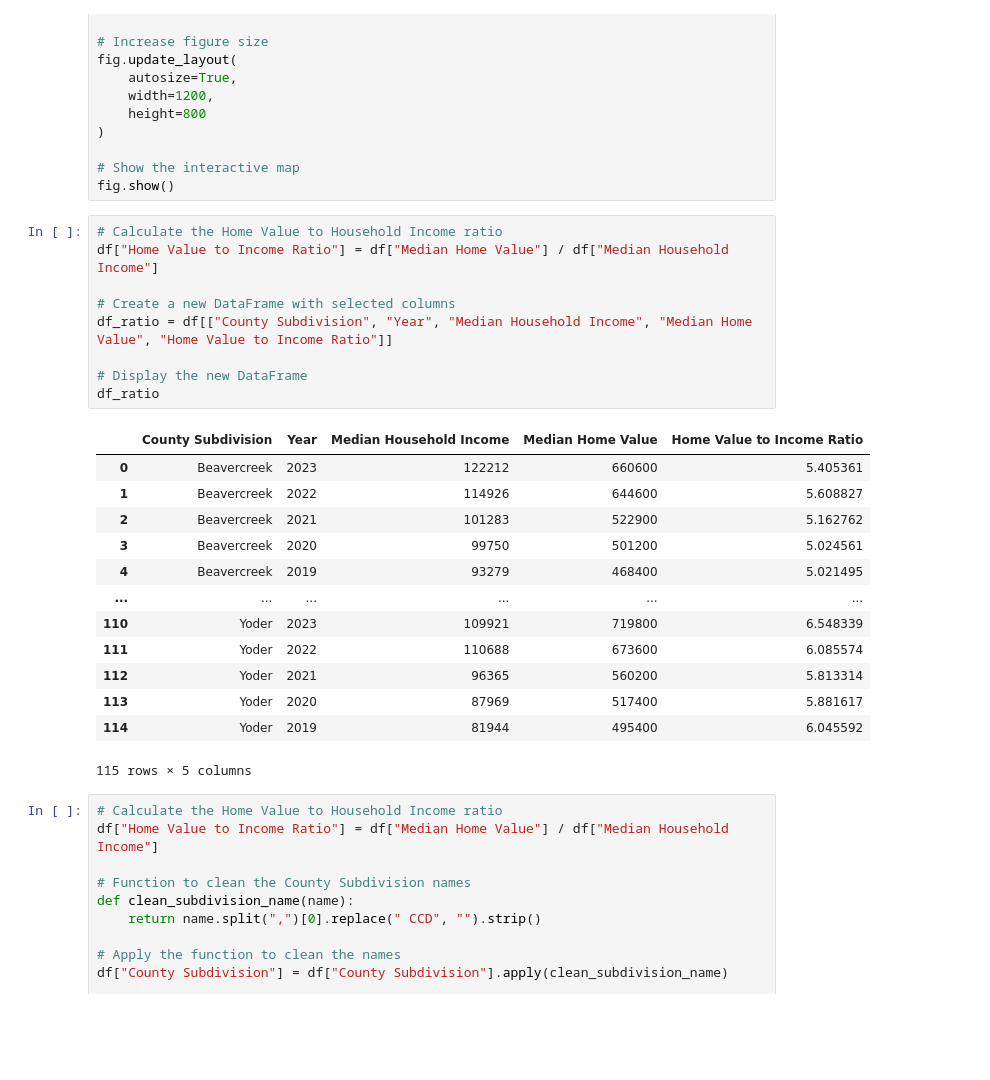
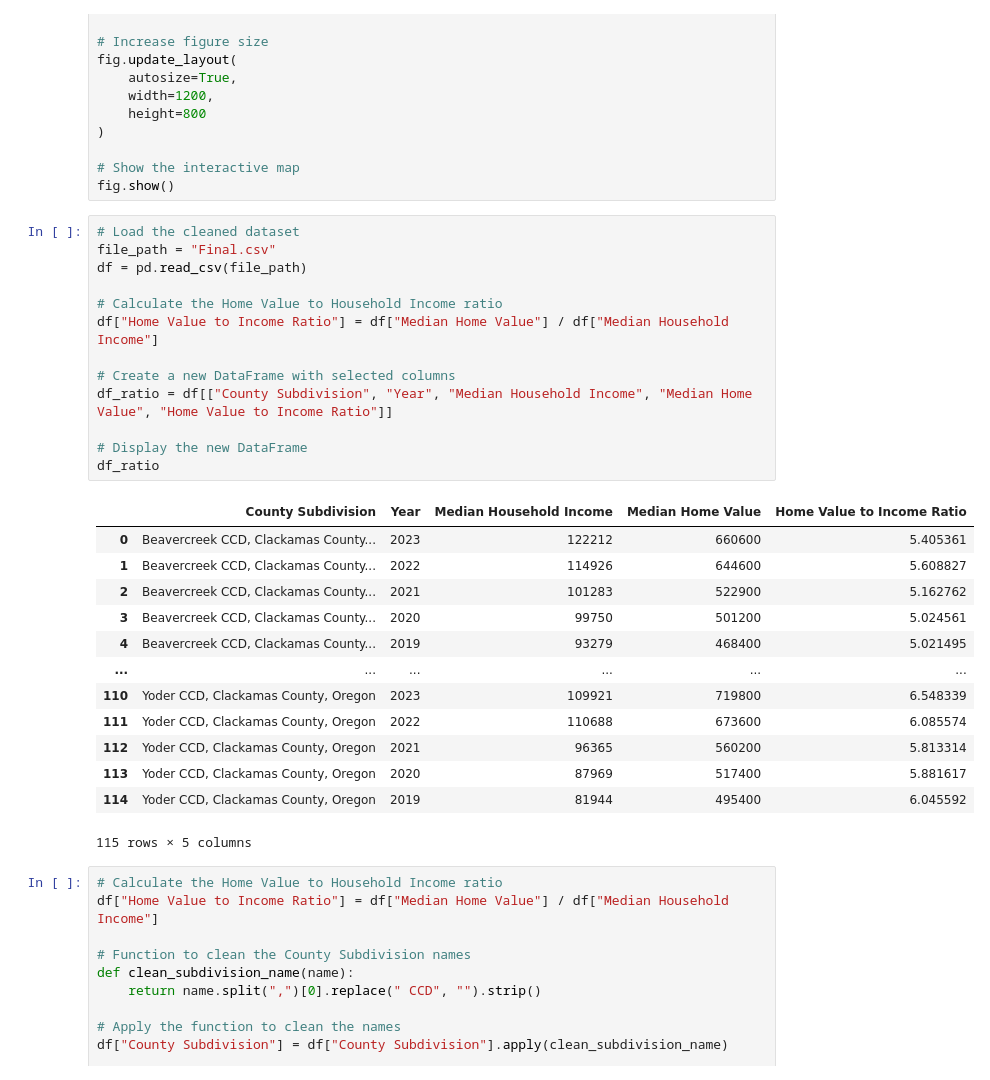
Before and after one commit to Tserrof7/Portland-Housing-Prices-Affordability-Project, a Jupyter notebook: Project.ipynb, the cells around one changed output. Drawn from its saved outputs; the diff is of its cells as text; blank space fills up the shorter version.

```diff
--- a/Project.ipynb
+++ b/Project.ipynb
@@ -117,27 +117,31 @@ fig.update_layout(
 # Show the interactive map
 fig.show()
 # %%
+# Load the cleaned dataset
+file_path = "Final.csv"
+df = pd.read_csv(file_path)
+
 # Calculate the Home Value to Household Income ratio
 df["Home Value to Income Ratio"] = df["Median Home Value"] / df["Median Household Income"]
 
 # Create a new DataFrame with selected columns
 df_ratio = df[["County Subdivision", "Year", "Median Household Income", "Median Home Value", "Home Value to Income Ratio"]]
 
 # Display the new DataFrame
 df_ratio
 # %% [output]
 |  | County Subdivision | Year | Median Household Income | Median Home Value | Home Value to Income Ratio |
-| 0 | Beavercreek | 2023 | 122212 | 660600 | 5.405361 |
-| 1 | Beavercreek | 2022 | 114926 | 644600 | 5.608827 |
-| 2 | Beavercreek | 2021 | 101283 | 522900 | 5.162762 |
-| 3 | Beavercreek | 2020 | 99750 | 501200 | 5.024561 |
-| 4 | Beavercreek | 2019 | 93279 | 468400 | 5.021495 |
+| 0 | Beavercreek CCD, Clackamas County... | 2023 | 122212 | 660600 | 5.405361 |
+| 1 | Beavercreek CCD, Clackamas County... | 2022 | 114926 | 644600 | 5.608827 |
+| 2 | Beavercreek CCD, Clackamas County... | 2021 | 101283 | 522900 | 5.162762 |
+| 3 | Beavercreek CCD, Clackamas County... | 2020 | 99750 | 501200 | 5.024561 |
+| 4 | Beavercreek CCD, Clackamas County... | 2019 | 93279 | 468400 | 5.021495 |
 | ... | ... | ... | ... | ... | ... |
-| 110 | Yoder | 2023 | 109921 | 719800 | 6.548339 |
-| 111 | Yoder | 2022 | 110688 | 673600 | 6.085574 |
-| 112 | Yoder | 2021 | 96365 | 560200 | 5.813314 |
-| 113 | Yoder | 2020 | 87969 | 517400 | 5.881617 |
-| 114 | Yoder | 2019 | 81944 | 495400 | 6.045592 |
+| 110 | Yoder CCD, Clackamas County, Oregon | 2023 | 109921 | 719800 | 6.548339 |
+| 111 | Yoder CCD, Clackamas County, Oregon | 2022 | 110688 | 673600 | 6.085574 |
+| 112 | Yoder CCD, Clackamas County, Oregon | 2021 | 96365 | 560200 | 5.813314 |
+| 113 | Yoder CCD, Clackamas County, Oregon | 2020 | 87969 | 517400 | 5.881617 |
+| 114 | Yoder CCD, Clackamas County, Oregon | 2019 | 81944 | 495400 | 6.045592 |
 115 rows × 5 columns
 # %%
 # Calculate the Home Value to Household Income ratio
```
